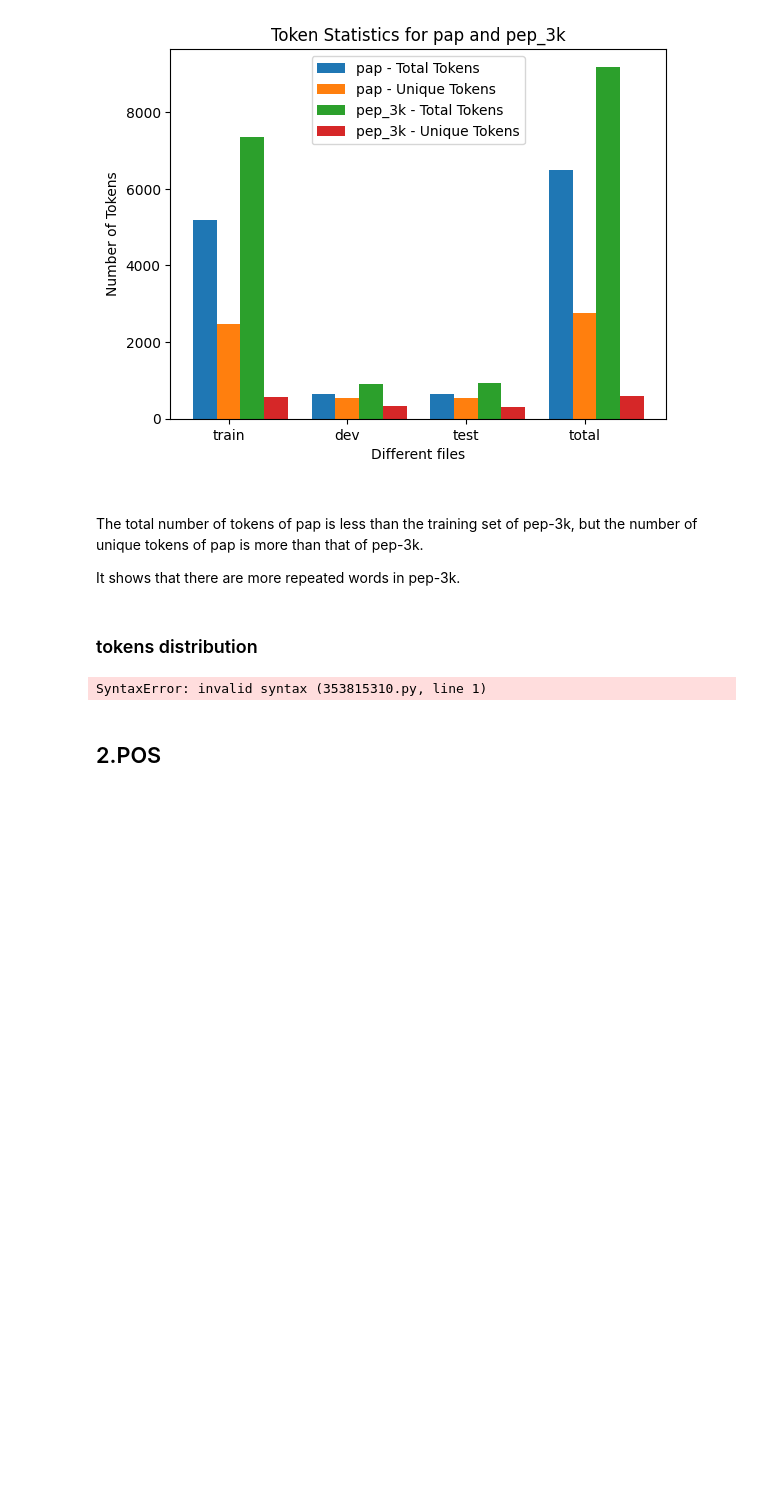
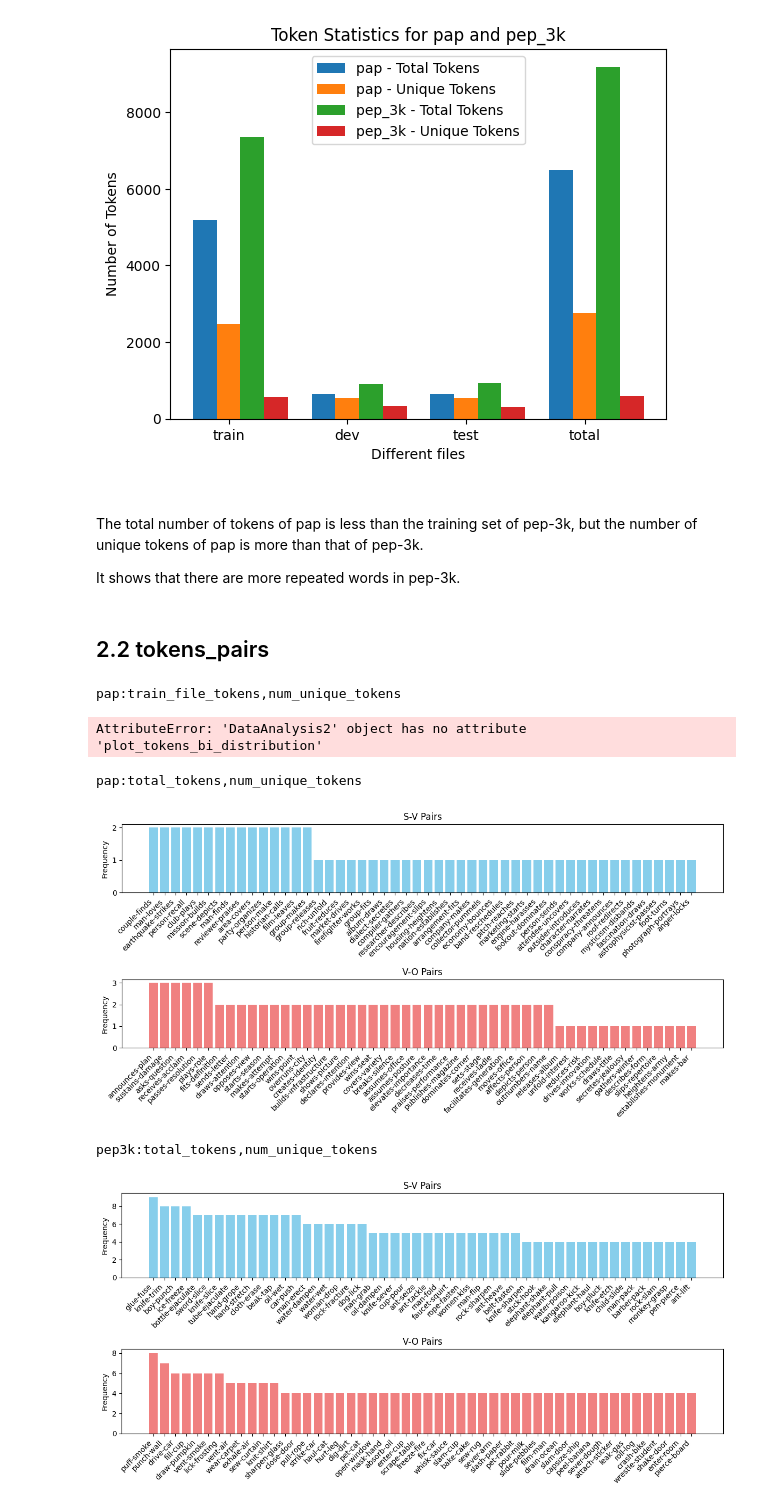
Before and after one commit to Miriam1327/Modeling-semantic-plausibility, a Jupyter notebook: Data_analysis/demo_display.ipynb, the cells around one changed output. Saved outputs shown, nothing was run; the diff lists cells and outputs as text; code cells hidden in the pictures; blank space fills up the shorter version.

```diff
--- a/Data_analysis/demo_display.ipynb
+++ b/Data_analysis/demo_display.ipynb
@@ -139,11 +165,23 @@ plt.show()
 The total number of tokens of pap is less than the training set of pep-3k, but the number of unique tokens of pap is more than that of pep-3k.
 
 It shows that there are more repeated words in pep-3k.
-# %% [markdown]
-### tokens distribution
-# %%
------------
-# %% [output]
-SyntaxError: invalid syntax (353815310.py, line 1)
 # %% [markdown]
-## 2.POS
+## 2.2 tokens_pairs
+# %%
+print('pap:train_file_tokens,num_unique_tokens')
+data_set1.plot_tokens_bi_distribution(50)
+print('pep3k:train_file_tokens,num_unique_tokens')
+data_set4.plot_tokens_bi_distribution(50)
+# %% [output]
+pap:train_file_tokens,num_unique_tokens
+AttributeError: 'DataAnalysis2' object has no attribute 'plot_tokens_bi_distribution'
+# %%
+print('pap:total_tokens,num_unique_tokens')
+data_set_com1.plot_tokens_bi_distribution(50)
+print('pep3k:total_tokens,num_unique_tokens')
+data_set_com2.plot_tokens_bi_distribution(50)
+# %% [output]
+pap:total_tokens,num_unique_tokens
+[figure, added]
+pep3k:total_tokens,num_unique_tokens
+[figure, added]
```
Also changed, not shown: parts of 29 cells of this notebook.
